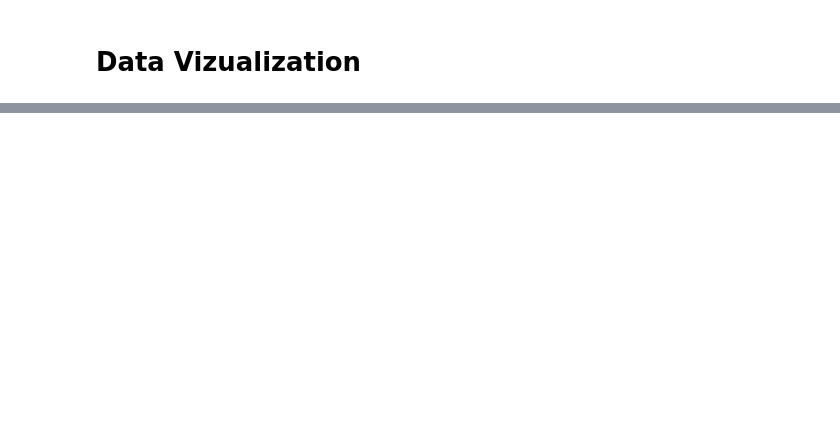
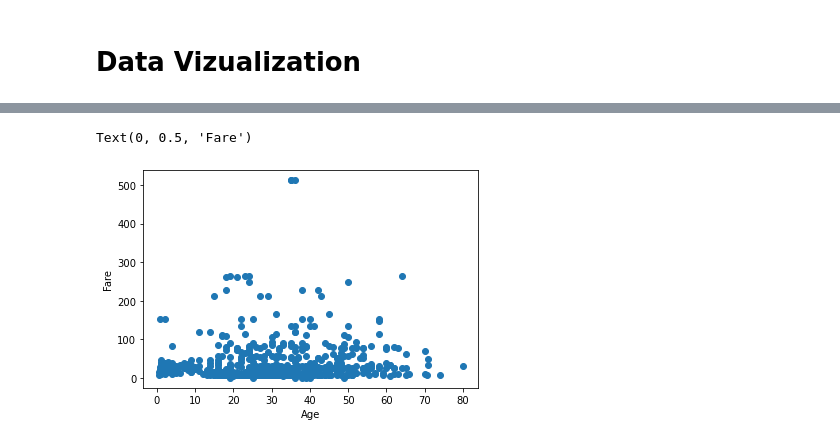
Before and after one commit to allisoncwalker/cis277-fa22-09-viz-intro, a Jupyter notebook: Viz-Intro.ipynb, the cells around one changed output, grey strips where cells are left out. Saved outputs shown, nothing was run; the diff lists cells and outputs as text; code cells hidden in the pictures; blank space fills up the shorter version.

```diff
--- a/Viz-Intro.ipynb
+++ b/Viz-Intro.ipynb
@@ -31,0 +37,7 @@ AttributeError: 'DataFrameGroupBy' object has no attribute 'Survive'
+# %%
+plt.scatter(df.Age, df.Fare)
+plt.xlabel("Age")
+plt.ylabel("Fare")
+# %% [output]
+Text(0, 0.5, 'Fare')
+[figure, added]
```
Also changed, not shown: parts of 4 cells of this notebook.
